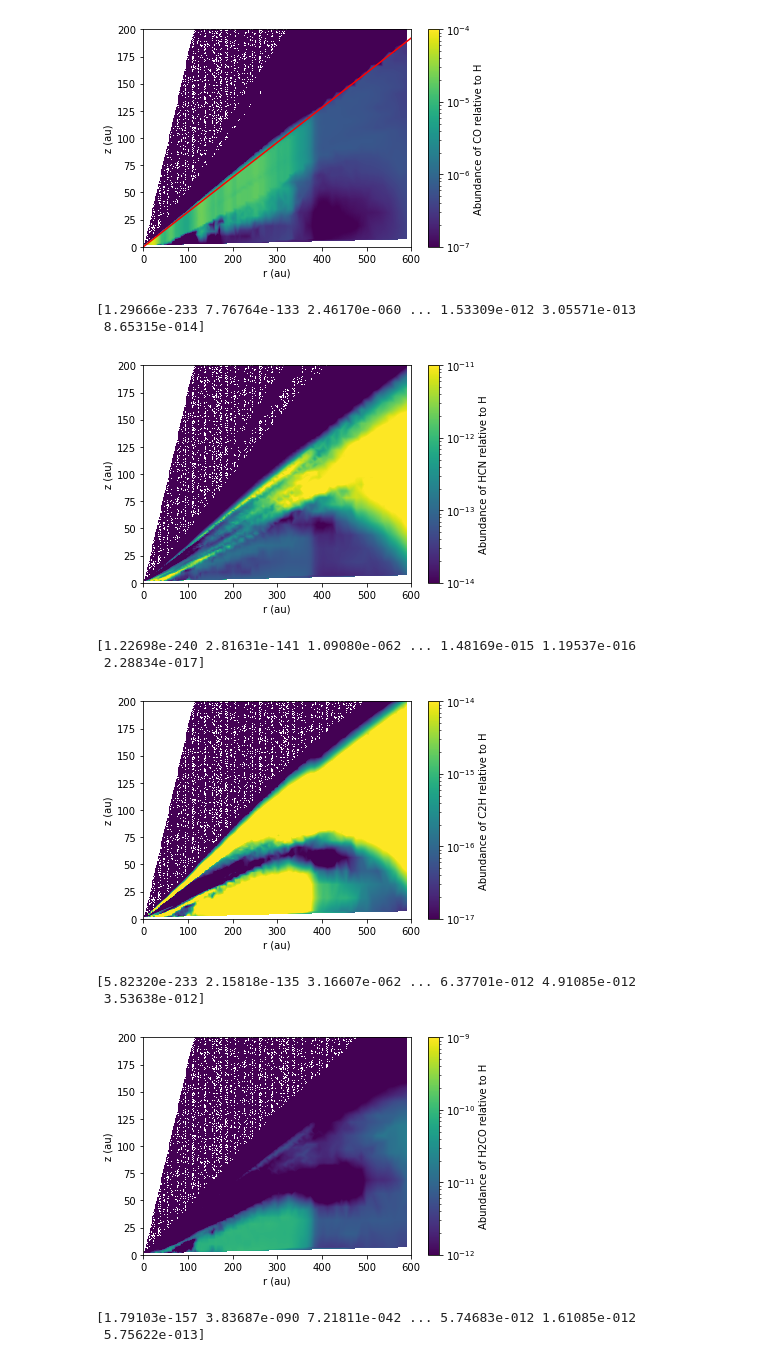
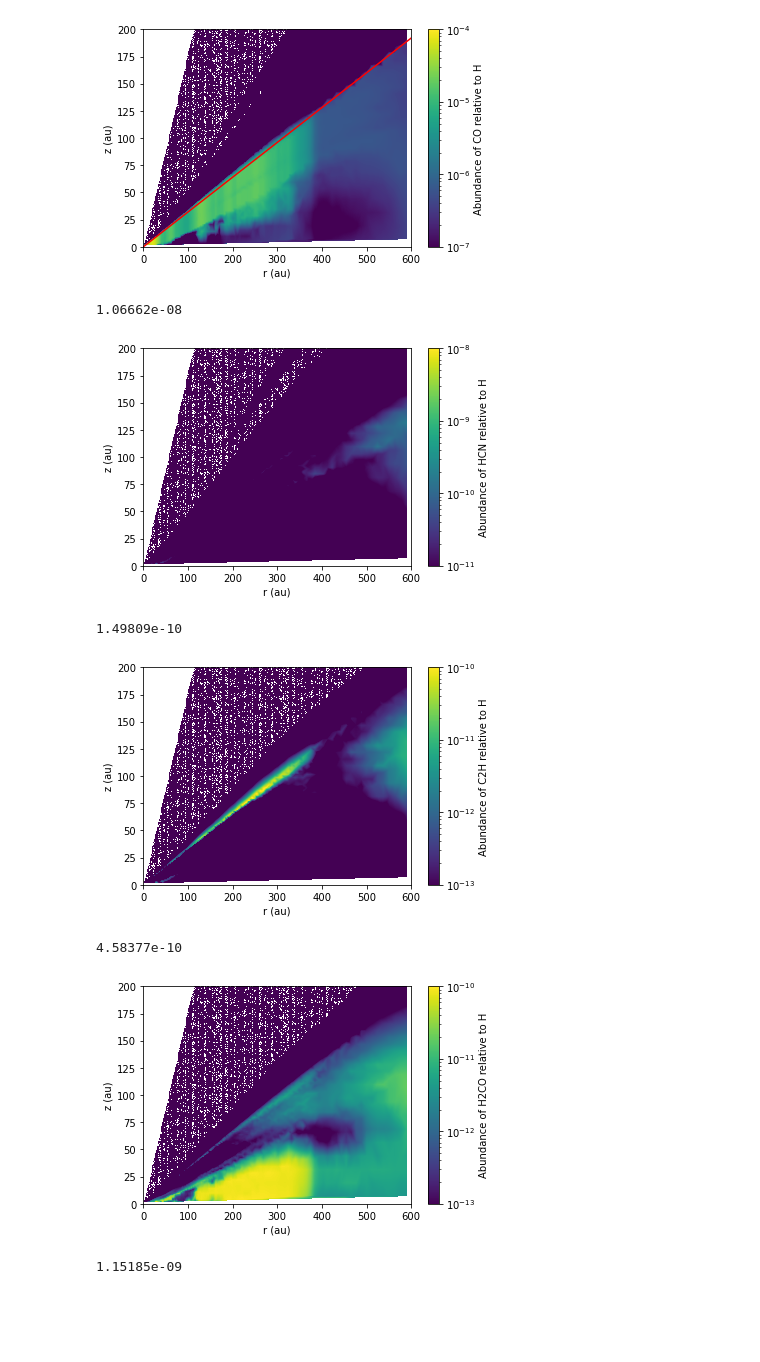
Before and after one commit to feilongm/Notebooks, a Jupyter notebook: notebooks/Feb_05.ipynb, the cells around one changed output. Drawn from its saved outputs; the diff is of its cells as text; code cells hidden in the pictures; blank space fills up the shorter version.

```diff
--- a/notebooks/Feb_05.ipynb
+++ b/notebooks/Feb_05.ipynb
@@ -78,23 +78,19 @@ dict_keys(['cvg', 'qual', 'cr_count', 'abc_dus', 'scc_HI', 'abc_wat', 't_final',
 [figure]
 [figure]
 # %%
-print(results.get('HCN'))
-plot_quantity(results, 'HCN', rgrid, zgrid,vmin=1.e-14,vmax = 1.e-11, label='Abundance of HCN relative to H',logscale=True)
-print(results.get('C2H'))
-plot_quantity(results, 'C2H', rgrid, zgrid,vmin=1.e-17,vmax = 1.e-14, label='Abundance of C2H relative to H',logscale=True)
-print(results.get('H2CO'))
-plot_quantity(results, 'H2CO', rgrid, zgrid,vmin=1.e-12,vmax = 1.e-9, label='Abundance of H2CO relative to H',logscale=True)
-print(results.get('CN'))
-plot_quantity(results, 'CN', rgrid, zgrid,vmin=1.e-13,vmax = 1.e-10, label='Abundance of CN relative to H',logscale=True)
+print(np.amax(results.get('HCN')))
+plot_quantity(results, 'HCN', rgrid, zgrid,vmin=1.e-11,vmax = 1.e-8, label='Abundance of HCN relative to H',logscale=True)
+print(np.amax(results.get('C2H')))
+plot_quantity(results, 'C2H', rgrid, zgrid,vmin=1.e-13,vmax = 1.e-10, label='Abundance of C2H relative to H',logscale=True)
+print(np.amax(results.get('H2CO')))
+plot_quantity(results, 'H2CO', rgrid, zgrid,vmin=1.e-13,vmax = 1.e-10, label='Abundance of H2CO relative to H',logscale=True)
+print(np.amax(results.get('CN')))
+plot_quantity(results, 'CN', rgrid, zgrid,vmin=1.e-12,vmax = 1.e-9, label='Abundance of CN relative to H',logscale=True)
 # %% [output]
-[1.29666e-233 7.76764e-133 2.46170e-060 ... 1.53309e-012 3.05571e-013
- 8.65315e-014]
+1.06662e-08
-[figure, old version]
+[figure, new version]
-[1.22698e-240 2.81631e-141 1.09080e-062 ... 1.48169e-015 1.19537e-016
- 2.28834e-017]
+1.49809e-10
-[figure, old version]
+[figure, new version]
-[5.82320e-233 2.15818e-135 3.16607e-062 ... 6.37701e-012 4.91085e-012
- 3.53638e-012]
+4.58377e-10
-[figure, old version]
+[figure, new version]
-[1.79103e-157 3.83687e-090 7.21811e-042 ... 5.74683e-012 1.61085e-012
- 5.75622e-013]
+1.15185e-09
```
Also changed, not shown: parts of 1 cell of this notebook.
